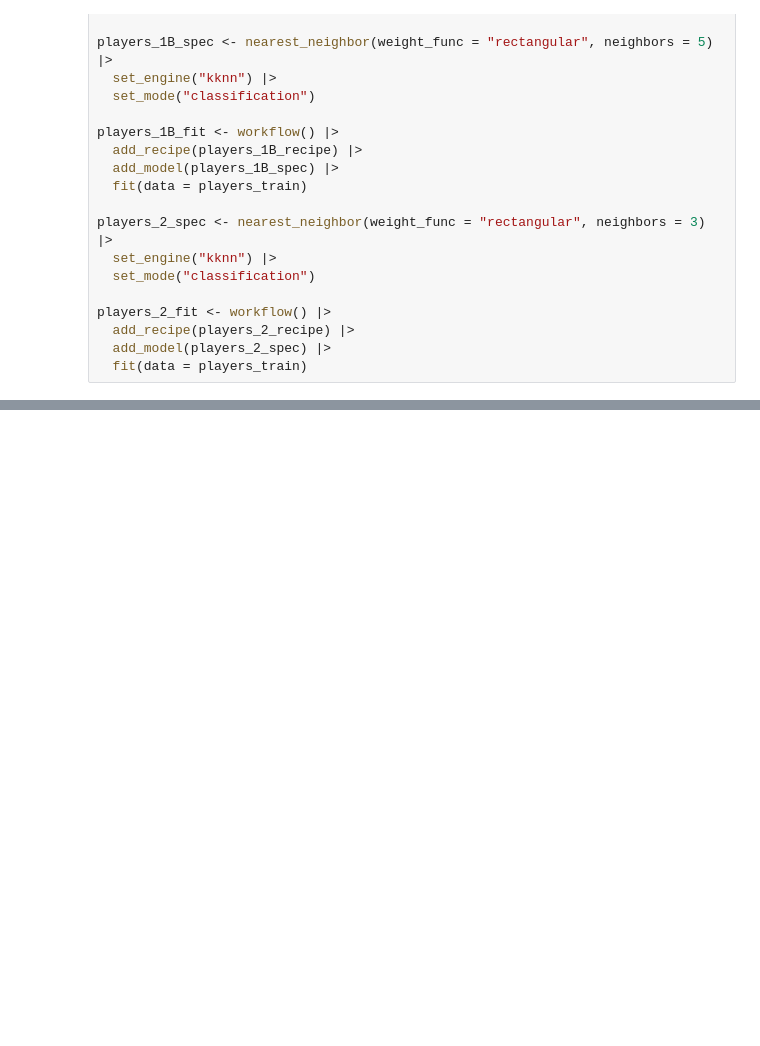
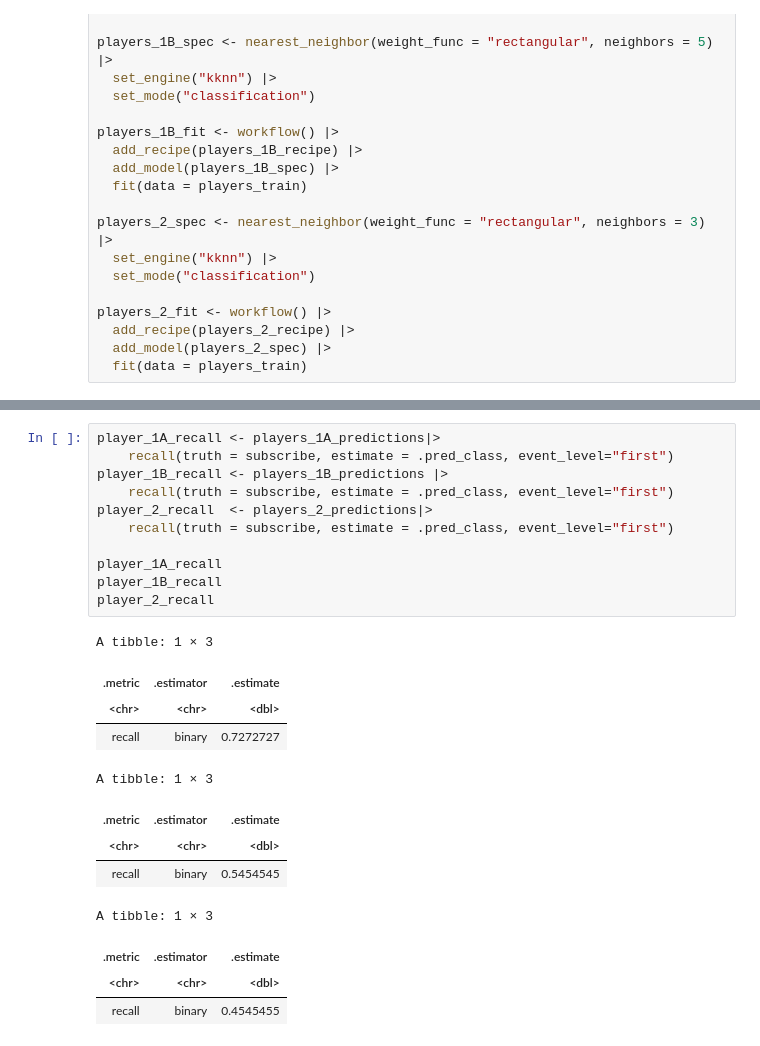
Before and after one commit to radmzf/toy_ds_project, a Jupyter notebook: Project.ipynb, the cells around one changed output, grey strips where cells are left out. Drawn from its saved outputs; the diff is of its cells as text; blank space fills up the shorter version.

```diff
--- a/Project.ipynb
+++ b/Project.ipynb
@@ -206,0 +247,24 @@ players_2_fit <- workflow() |>
+# %%
+player_1A_recall <- players_1A_predictions|>
+    recall(truth = subscribe, estimate = .pred_class, event_level="first")
+player_1B_recall <- players_1B_predictions |>
+    recall(truth = subscribe, estimate = .pred_class, event_level="first")
+player_2_recall  <- players_2_predictions|>
+    recall(truth = subscribe, estimate = .pred_class, event_level="first")
+
+player_1A_recall
+player_1B_recall
+player_2_recall
+# %% [output]
+A tibble: 1 × 3
+| .metric | .estimator | .estimate |
+| <chr> | <chr> | <dbl> |
+| recall | binary | 0.7272727 |
+A tibble: 1 × 3
+| .metric | .estimator | .estimate |
+| <chr> | <chr> | <dbl> |
+| recall | binary | 0.5454545 |
+A tibble: 1 × 3
+| .metric | .estimator | .estimate |
+| <chr> | <chr> | <dbl> |
+| recall | binary | 0.4545455 |
```
Also changed, not shown: parts of 4 cells of this notebook.
